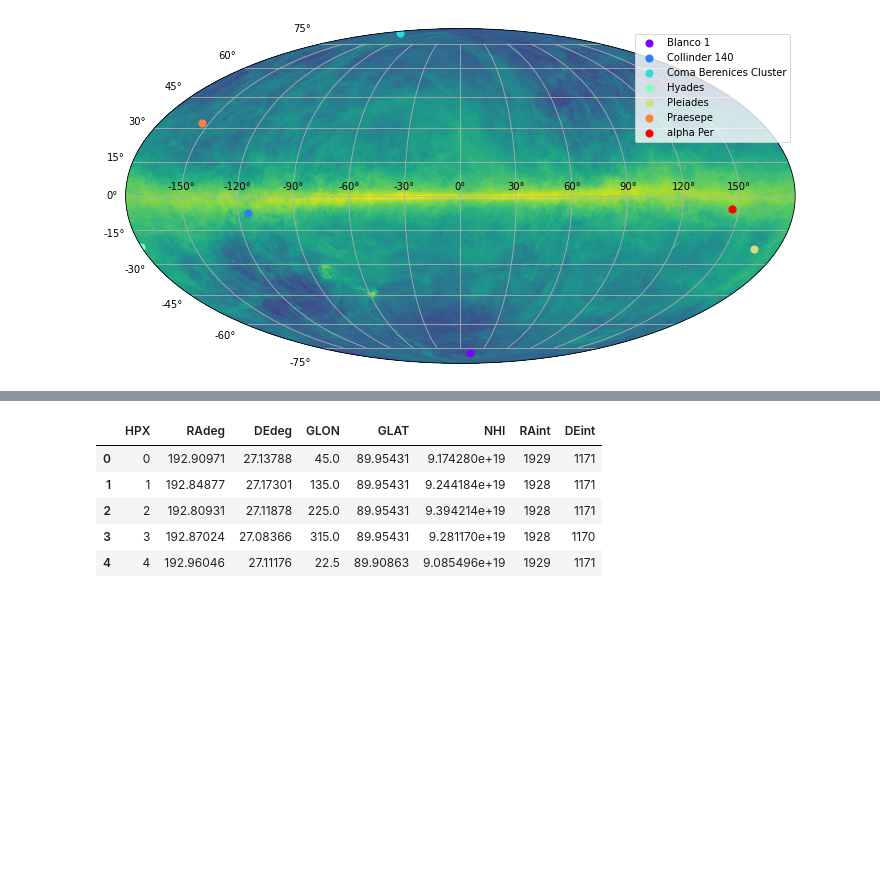
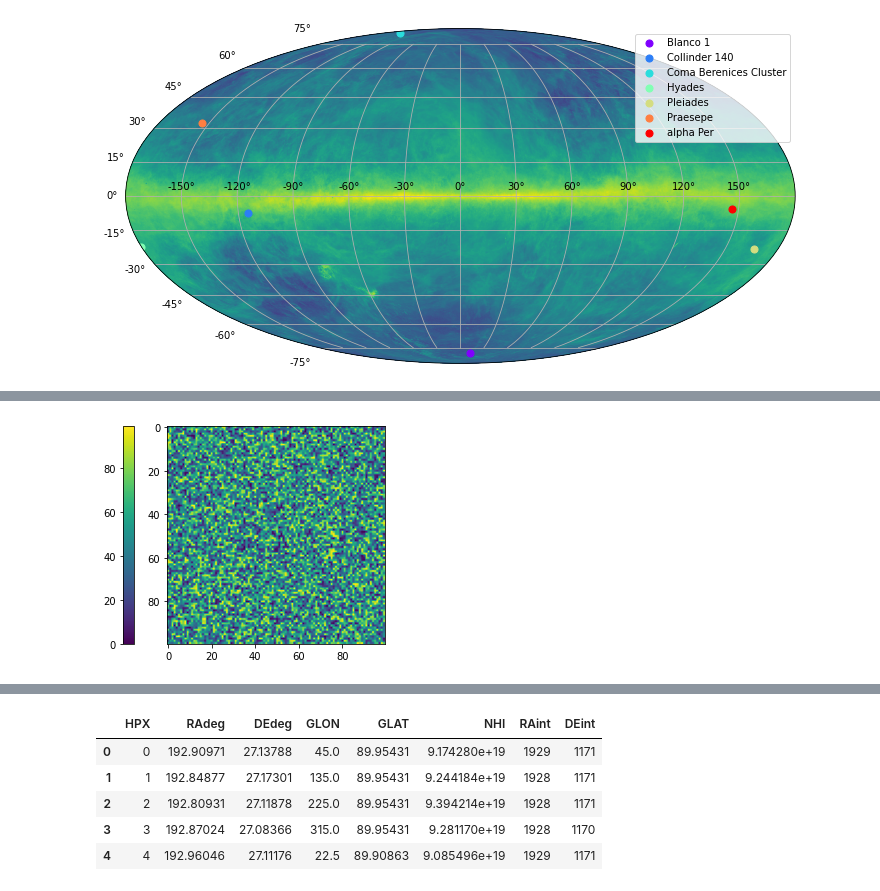
Before and after one commit to Dishwasha/cas-tau, a Jupyter notebook: AstropyTutorial.ipynb, the cells around one changed output, grey strips where cells are left out. Saved outputs shown, nothing was run; the diff lists cells and outputs as text; code cells hidden in the pictures; blank space fills up the shorter version.

```diff
--- a/AstropyTutorial.ipynb
+++ b/AstropyTutorial.ipynb
@@ -227,0 +265,8 @@ glob_cluster_info = fix_table(res_table)
+# %%
+fig = plt.figure()
+ax = fig.add_subplot(111)
+axp = ax.imshow(np.random.randint(0, 100, (100, 100)))
+cb = plt.colorbar(axp,ax=[ax],location='left')
+plt.show()
+# %% [output]
+[figure, added]
```
Also changed, not shown: parts of 7 cells of this notebook.
